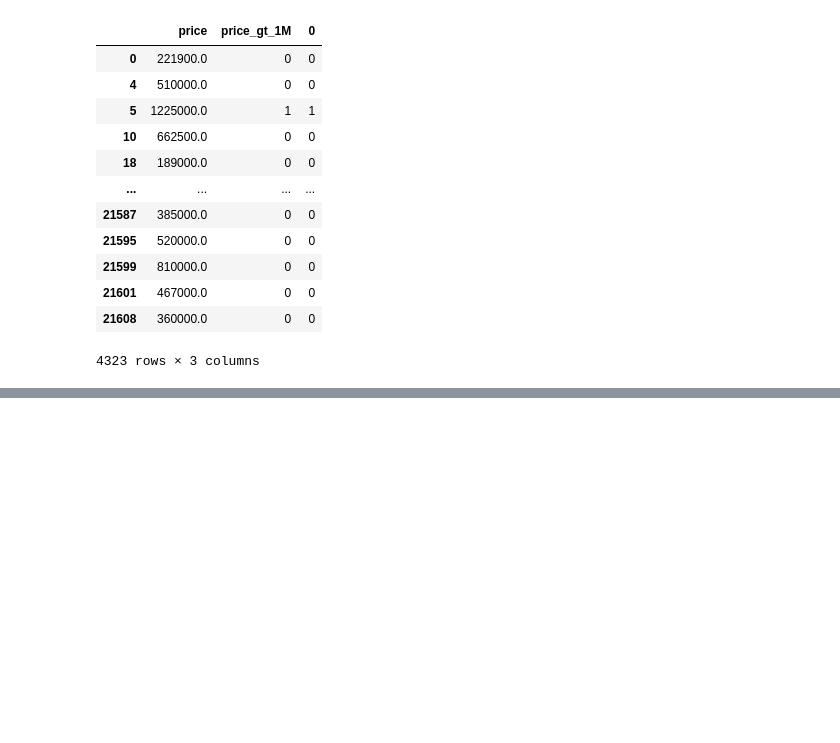
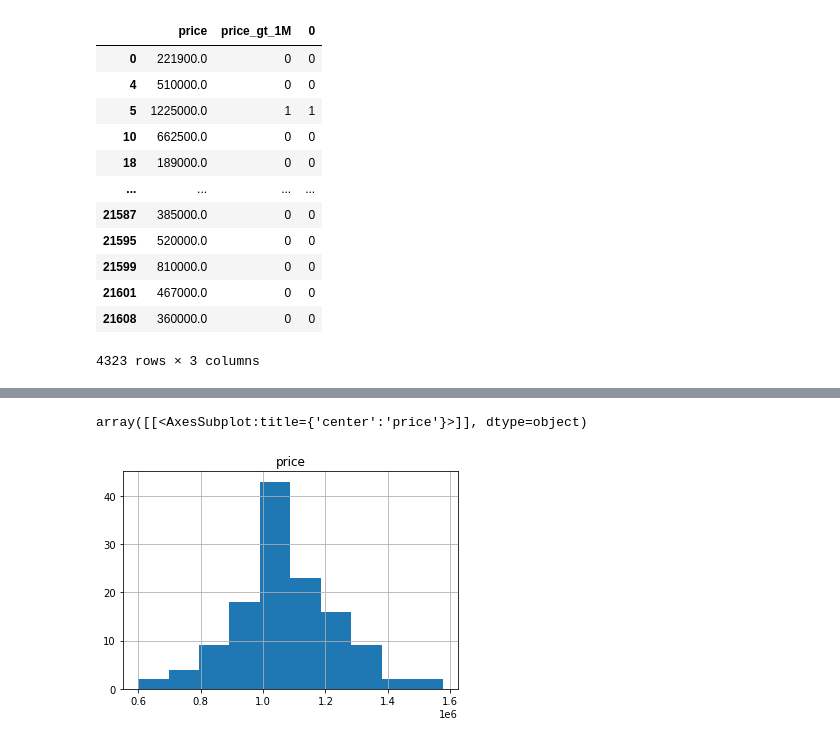
Before and after one commit to OsarodionOdion/skClassModels, a Jupyter notebook: skclass_models_hs.ipynb, the cells around one changed output, grey strips where cells are left out. Drawn from its saved outputs; the diff is of its cells as text; code cells hidden in the pictures; blank space fills up the shorter version.

```diff
--- a/skclass_models_hs.ipynb
+++ b/skclass_models_hs.ipynb
@@ -716,7 +715,7 @@ df1
 | 21612 | 325000.0 |
 21613 rows × 1 columns
 # %%
-df_join = df1.join(df2, how='inner')
+df_join = df1.merge(df2, how='inner', left_index=True, right_index=True)
 df_join
 # %% [output]
 |  | price | price_gt_1M |
@@ -733,7 +732,7 @@ df_join
 | 21608 | 360000.0 | 0 |
 4323 rows × 2 columns
 # %%
-df_join = df_join.join(df3, how='inner')
+df_join = df_join.merge(df3, how='inner', left_index=True, right_index=True)
 df_join
 # %% [output]
 |  | price | price_gt_1M | 0 |
@@ -749,3 +748,6 @@ df_join
 | 21601 | 467000.0 | 0 | 0 |
 | 21608 | 360000.0 | 0 | 0 |
 4323 rows × 3 columns
+# %%
+wrong_price = df_join.loc[df_join['price_gt_1M'] != df_join[0]]
+wrong_price
@@ -751,0 +768,5 @@ df_join
+# %%
+wrong_price.hist(column = 'price')
+# %% [output]
+array([[<AxesSubplot:title={'center':'price'}>]], dtype=object)
+[figure, added]
```
Also changed, not shown: parts of 6 cells of this notebook.
